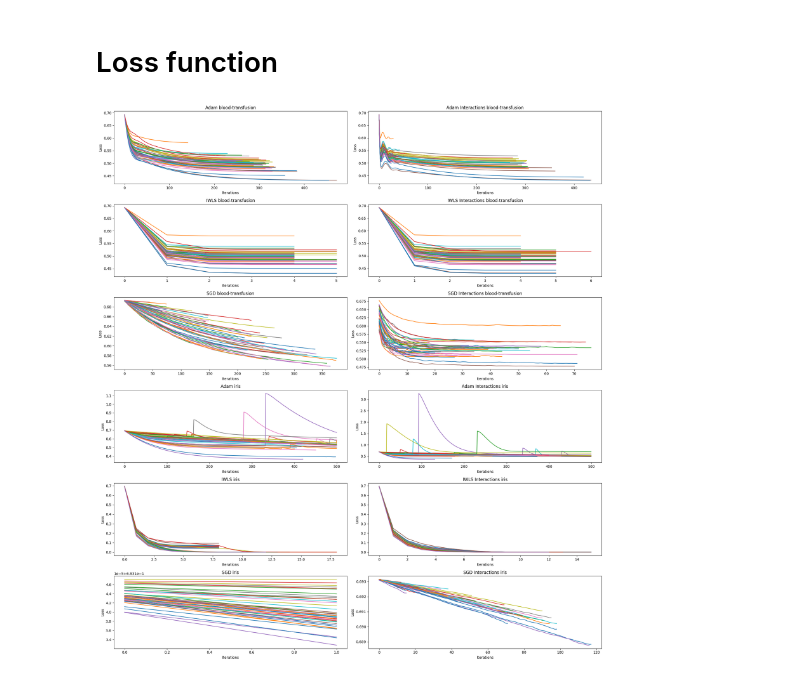
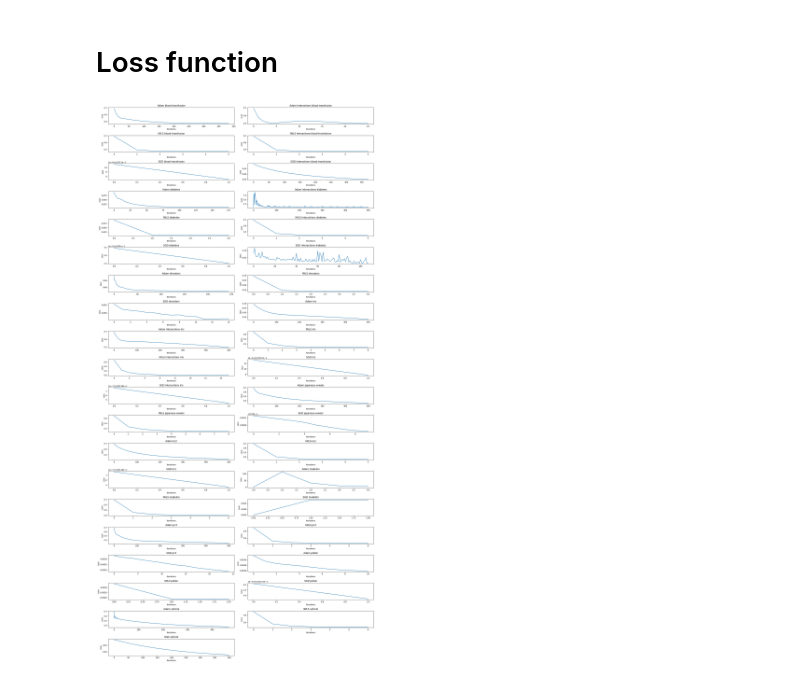
Before and after one commit to PrusWielki/advml-proj-1, a Jupyter notebook: task3-p.ipynb, the cells around one changed output. Saved outputs shown, nothing was run; the diff lists cells and outputs as text; code cells hidden in the pictures.

Commit message:
single pass through the datasets (#12)

```diff
--- a/task3-p.ipynb
+++ b/task3-p.ipynb
@@ -91,3 +53,10 @@ def mapOptimizerToString(datapoint):
             else:
                 datapoint['classifier']= 'IWLS'
     return datapoint
+# %%
+totalNumberOfExperiments=1*7*1*6+4*3*1*6
+def experimentOutputInfo(i,dataset, model,split):
+    if type(model) is Optimizer:
+        model =model.name
+    # clear_output(wait=True)
+    print(str(i)+'/'+str(totalNumberOfExperiments) +" Dataset: "+dataset + ' Model: '+model+ ' Split: '+str(split))
@@ -141,11 +358,15 @@ ys.append(y)
 # %%
 costs=[]
 accuracies=[]
-
+currentTotalExperimentsPerformed=1
+interactions=False
 for i,X in enumerate(Xs):
-    cost,accuracy = performExperiment(X,ys[i],[{'learningRate':0.001, 'optimizer':Optimizer.IWLS},{'learningRate':0.001, 'optimizer':Optimizer.Adam},{'learningRate':0.000001, 'optimizer':Optimizer.SGD}],True,dataset=datasets[i])
-    costs.append(cost)
-    accuracies.append(accuracy)
+  interactions = False
+  if i <3:
+    interactions= True
+  cost,accuracy, currentTotalExperimentsPerformed = performExperiment(X,ys[i],[{'learningRate':0.001, 'optimizer':Optimizer.IWLS},{'learningRate':0.001, 'optimizer':Optimizer.Adam},{'learningRate':0.00000001, 'optimizer':Optimizer.SGD}],interactions,dataset=datasets[i],currentTotalExperimentsPerformed=currentTotalExperimentsPerformed)
+  costs.append(cost)
+  accuracies.append(accuracy)
 pickle.dump(costs, open('costs', 'wb'))
 pickle.dump(accuracies, open('accuracies', 'wb'))
 # %% [output]
@@ -204,3 +405,9 @@ SGD Converged after 15 iterations
+# %%
+with open('costs', 'rb') as fp:
+    costs = pickle.load(fp)
+
+with open('accuracies', 'rb') as fp:
+    accuracies = pickle.load(fp)
 # %% [markdown]
 ## Accuracies per dataset
 # %%
@@ -260,32 +475,32 @@ for cost in costs:
     costDf = pd.DataFrame(columns = ['cost','classifier','seed','split','interactions','dataset'],data=cost)
     costsDf=pd.concat([costsDf, costDf], ignore_index=True, sort=False)
 costsDf=costsDf.apply(lambda x:mapOptimizerToString(x),axis=1)
 grouped =costsDf.groupby(by=['dataset','classifier'])
 
 costFunctionToPlot = []
 for name, group in grouped:
     # means = group['cost'].values.mean(axis=0)
     costFunctionToPlot.append([group['cost'],group['classifier'].iloc[0],group['dataset'].iloc[0]])
 
 i =0
 totalNumberOfGraphs = len(costFunctionToPlot)
 numberOfColumns = 2
 numberOfRows = totalNumberOfGraphs // numberOfColumns
 if totalNumberOfGraphs % numberOfColumns != 0:
     numberOfRows += 1
 
 positionsVector = range(1,totalNumberOfGraphs + 1)
-fig = plt.figure(1,figsize=(20,22))
+fig = plt.figure(1,figsize=(20,40))
 #fig.tight_layout()
 for algorithmCosts in costFunctionToPlot:
     ax = fig.add_subplot(numberOfRows,numberOfColumns,positionsVector[i])
     ax.title.set_text(algorithmCosts[1]+" "+ algorithmCosts[2])
     ax.set_xlabel('Iterations')
     ax.set_ylabel('Loss')
     for costsToPlot in algorithmCosts[0]:
         sns.lineplot(costsToPlot, ax=ax)
     i+=1
 plt.tight_layout()
 plt.show()
 # %% [output]
-[figure, old version]
+[figure, new version]
```
Also changed, not shown: parts of 8 cells of this notebook, 3 other files.
